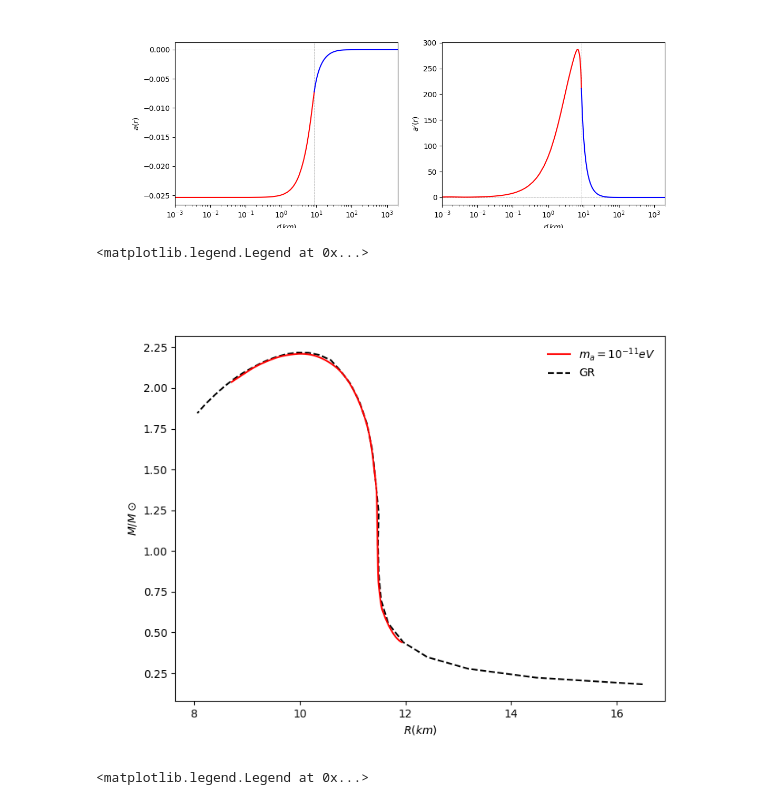
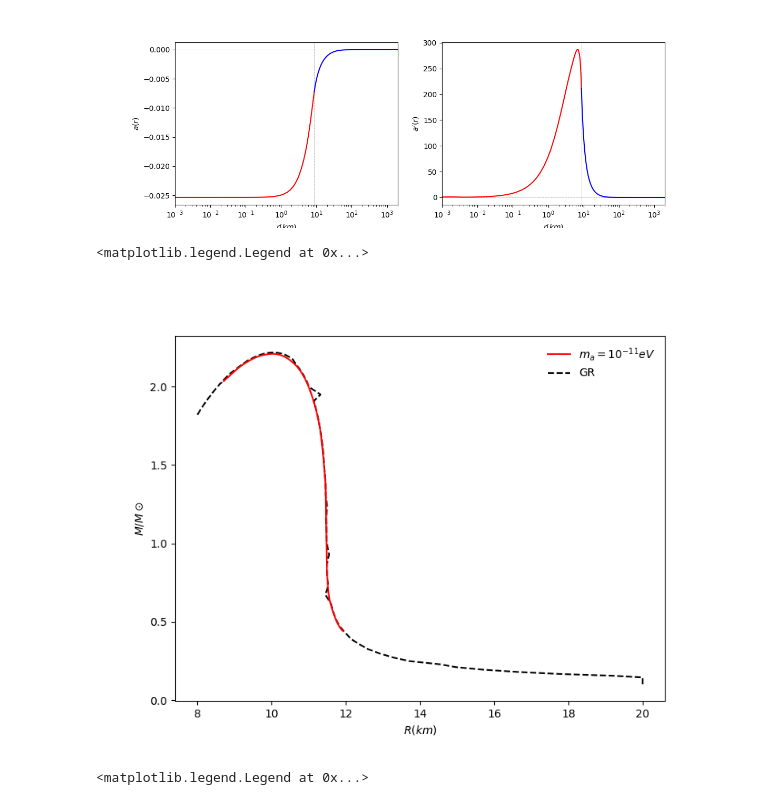
Before and after one commit to omarxz/pyTOVsolver, a Jupyter notebook: inference_M-R.ipynb, the cells around one changed output. Drawn from its saved outputs; the diff is of its cells as text; code cells hidden in the pictures.

```diff
--- a/inference_M-R.ipynb
+++ b/inference_M-R.ipynb
@@ -76,15 +104,15 @@ radii = np.linspace(min(ax_radius), max(ax_radius), 10000)
 # %%
 plt.close('all')
 fig = plt.figure(figsize=(8, 6))
 ax = plt.gca()
 ax.plot(radii, ax_MR_interp(radii), 'r-', label=r"$m_a = 10^{-11} eV$")
-ax.plot(GR_radius, GR_MR_interp(GR_radius), 'k--',  label='GR', zorder=-1)
+ax.plot(GR_radius, GR_mass, 'k--',  label='GR', zorder=-1)
 ax.set_xlabel(r"$R(km)$")
 ax.set_ylabel(r"$M/M\odot$");
 plt.legend(frameon=False)
 # %% [output]
 <matplotlib.legend.Legend at 0x...>
-[figure, old version]
+[figure, new version]
 # %%
 a_minimized = []
 for rho_c in ax_rho_c:
```
Also changed, not shown: parts of 5 cells of this notebook, 6 other files.
